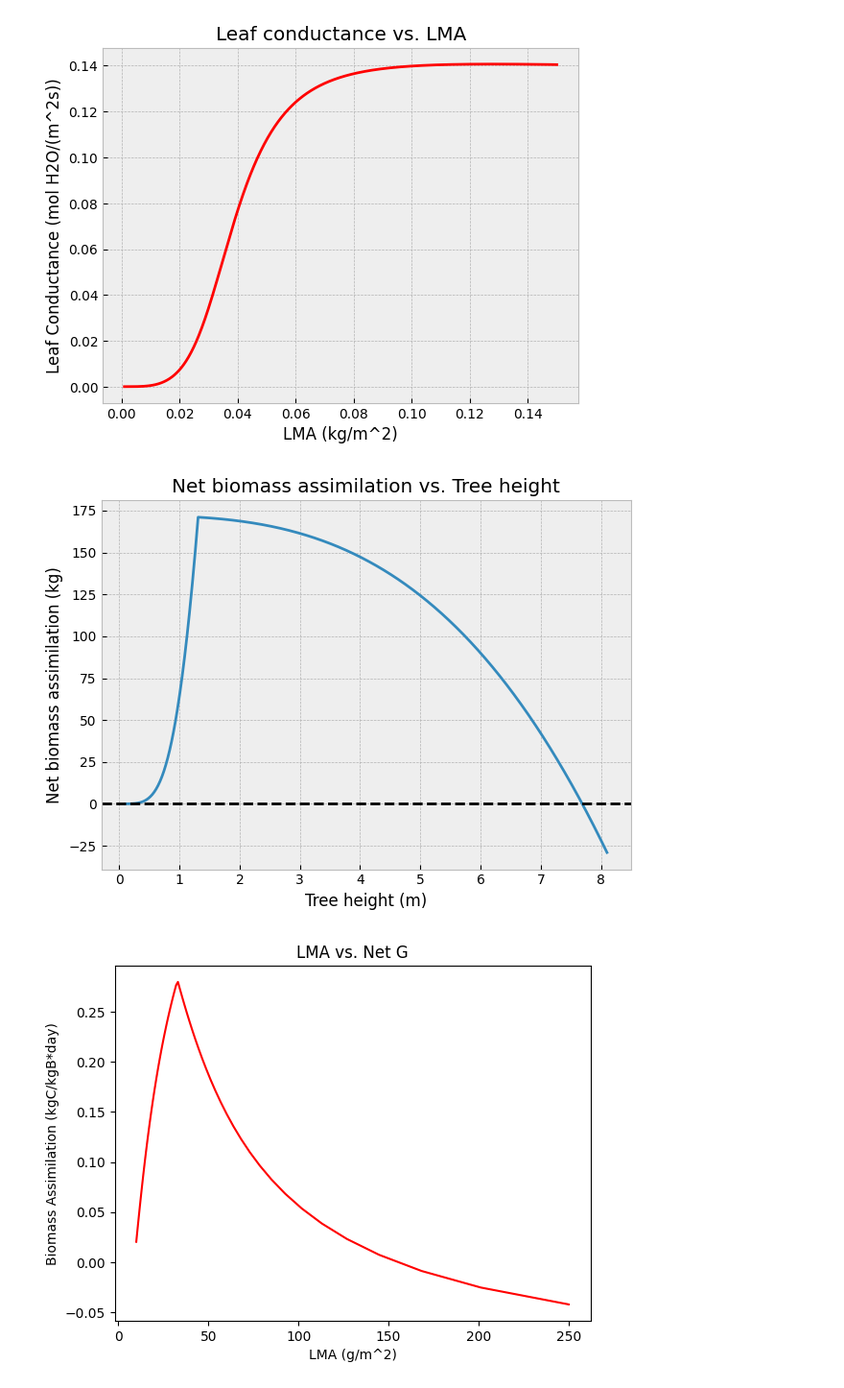
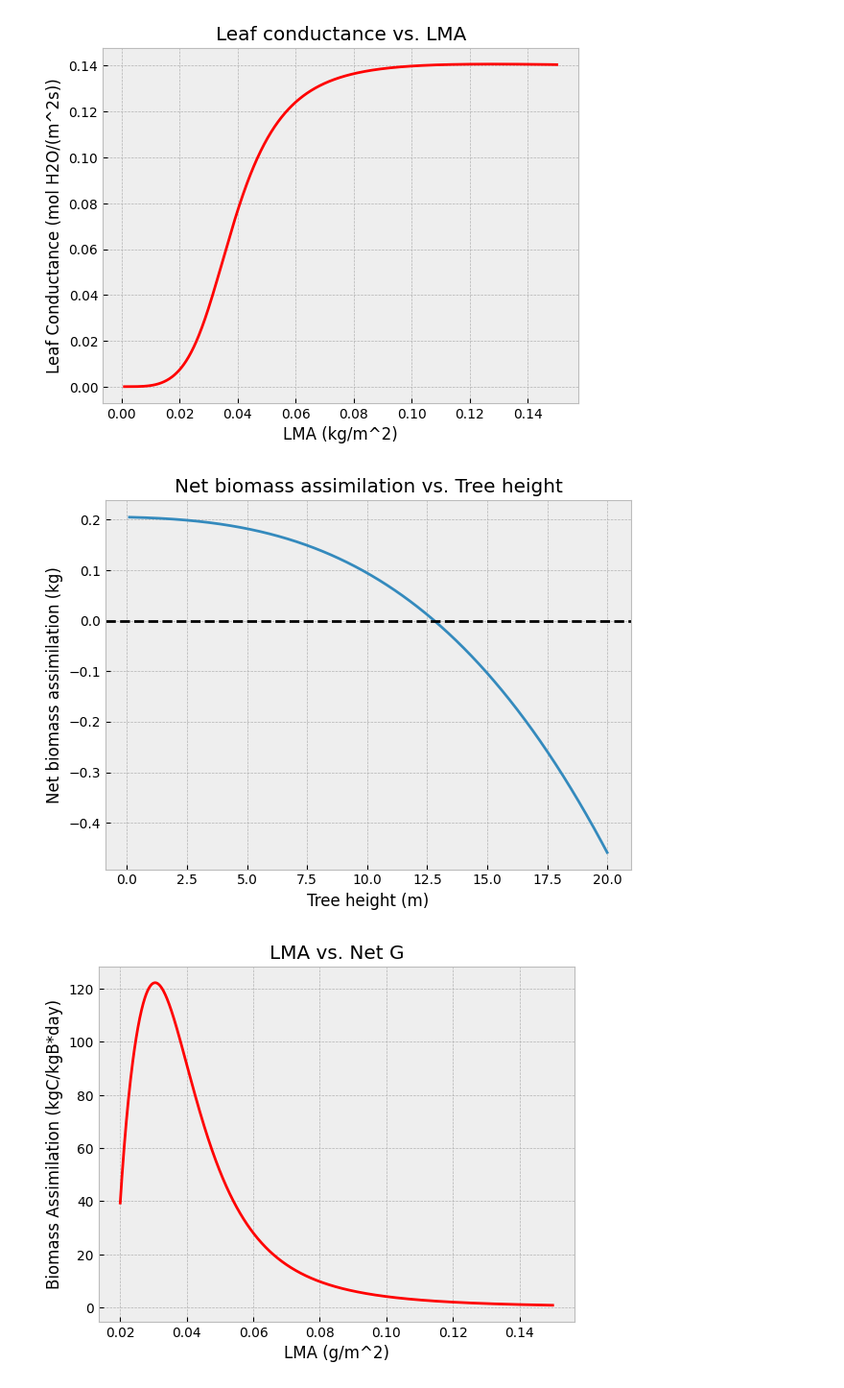
Before and after one commit to MustriM95/ScaledOptim, a Jupyter notebook: Simulations.ipynb, the cells around one changed output. Shown at 96% size. Saved outputs shown, nothing was run; the diff lists cells and outputs as text; code cells hidden in the pictures.

```diff
--- a/Simulations.ipynb
+++ b/Simulations.ipynb
@@ -53,8 +53,8 @@ plt.show(plot)
 # %% [output]
 [figure]
 # %%
-x = np.linspace(0.1, 8.1, 1000)
-y =  [G_de(LMA=0.015, h=i, a_l=0.001, p_inc=50.0, T_A=10, uw=4, RH=25, lat=30, alt=100, R_dir=300, R_dif=200, R_PAR_dir=500, R_PAR_dif=500, gsday_s=100, gsday_e=270)[1] for i in x]
+x = np.linspace(0.1, 20, 1000)
+y =  [G_de(LMA=0.25, h=i, a_l=0.001, p_inc=50.0, T_A=10, uw=4, RH=25, lat=30, alt=100, R_dir=300, R_dif=200, R_PAR_dir=500, R_PAR_dif=500, gsday_s=100, gsday_e=270)[1] for i in x]
 
 fig, ax1 =plt.subplots()
 ax1.plot = plt.plot(x, y)
@@ -68,21 +68,21 @@ fig.tight_layout()
 plt.savefig('Tree_height_300dpi.png', dpi=300, bbox_inches='tight') # otherwise the right y-label is slightly clipped
 plt.show()
 # %% [output]
-[figure, old version]
+[figure, new version]
 # %%
-G_vect = np.vectorize(G_de_alt)
-x = np.linspace(4, 100, 100)
-y =  G_vect(eSLA=x, h=6, p_inc=0.5, T_A=20, gsday_s=17, gsday_e=165)[0]
+G_vect = np.vectorize(G_de)
+x = np.linspace(0.02, 0.15, 1000)
+y =  G_vect(LMA=x, h=10, a_l=0.001, p_inc=50.0, T_A=10, uw=4, RH=25, lat=30, alt=100, R_dir=300, R_dif=200, R_PAR_dir=500, R_PAR_dif=500, gsday_s=100, gsday_e=270)[1]
 
-plot = plt.plot(1000/x, y, color='red')
+plot = plt.plot(x, y, color='red')
 
 plt.title('LMA vs. Net G')
 plt.xlabel('LMA (g/m^2)')
 plt.ylabel('Biomass Assimilation (kgC/kgB*day)')
 #plt.xticks(np.arange(min(x), max(x)))
 
 #plt.savefig("LMA_NetG.png", dpi=300)
 plt.show(plot)
 # %% [output]
-[figure, old version]
+[figure, new version]
 # %%
```
Also changed, not shown: parts of 6 cells of this notebook, 1 other file.
